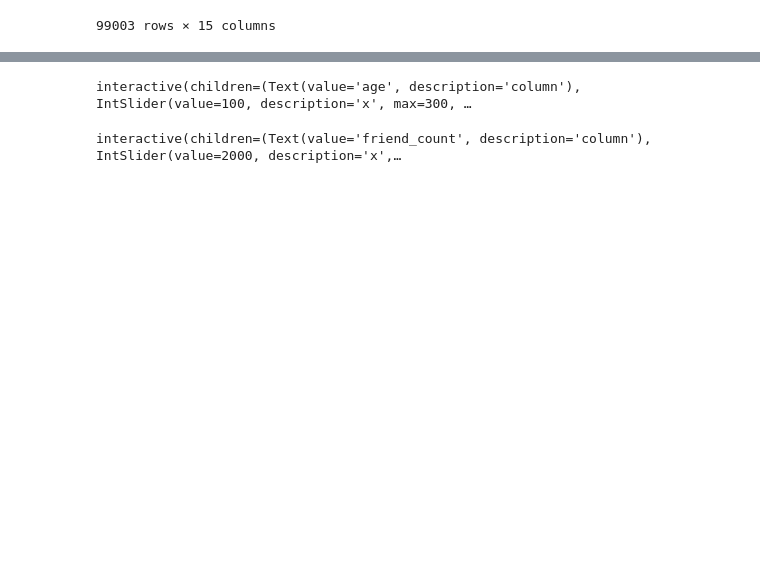
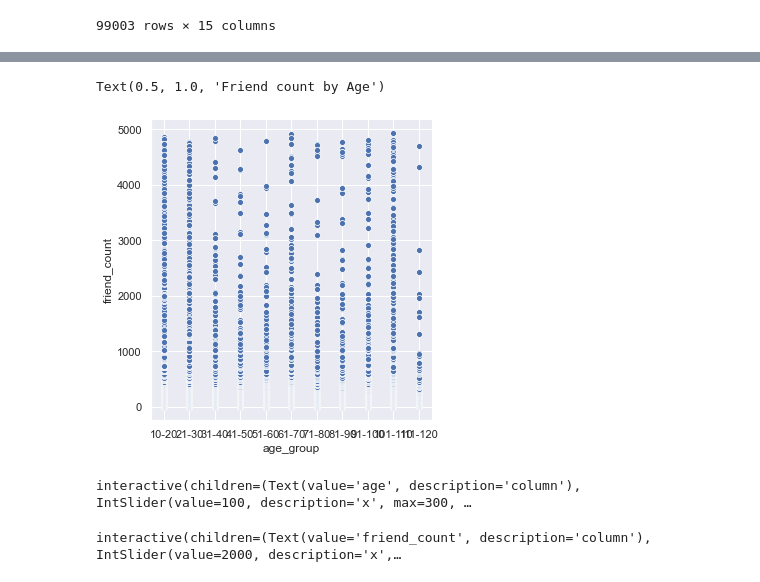
Before and after one commit to Themoonflow/DataMeshNetwork, a Jupyter notebook: SQL_InterAct.ipynb, the cells around one changed output, grey strips where cells are left out. Cells and saved outputs as stored; diff of their text form; code cells hidden in the pictures; blank space fills up the shorter version.

Commit message:
cut bins into age group

```diff
--- a/SQL_InterAct.ipynb
+++ b/SQL_InterAct.ipynb
@@ -67,0 +114,5 @@ fbData.describe()
+# %%
+#divided the age into a group of 10. see last column
+ageLabels=['0-10', '10-20','21-30','31-40','41-50','51-60','61-70','71-80','81-90','91-100','101-110','111-120']
+fbData['age_group'] = pd.cut(fbData.age, bins=np.arange(0,121,10),labels=ageLabels,right=True)
+fbData.head()
@@ -68,3 +135,11 @@ fbData.describe()
+# %%
+sb.set(style ="darkgrid")
+sb.relplot(x ="age_group", y ="friend_count",
+            data = fbData)
+ax.set_title('Friend count by Age')
+# %% [output]
+Text(0.5, 1.0, 'Friend count by Age')
+[figure, added]
 # %%
 @interact
 def user_age(column='age', x=100):
```
Also changed, not shown: parts of 8 cells of this notebook.
